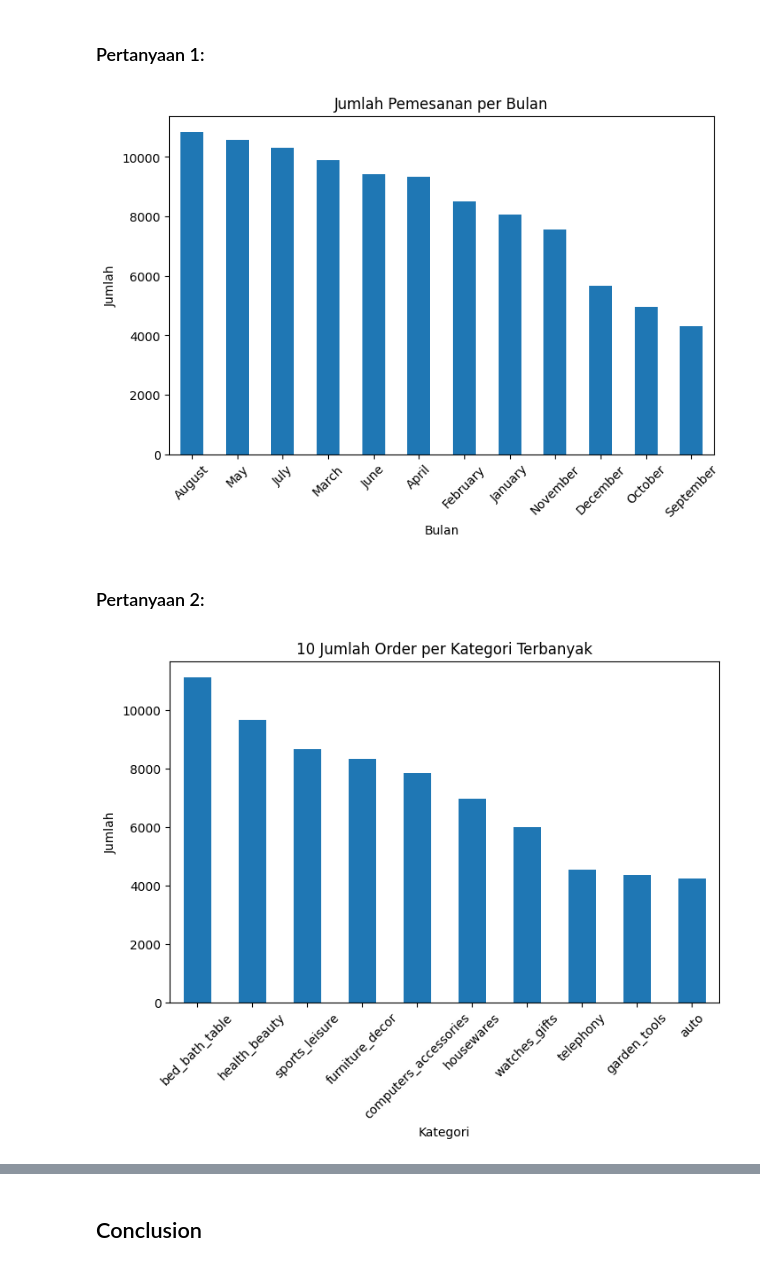
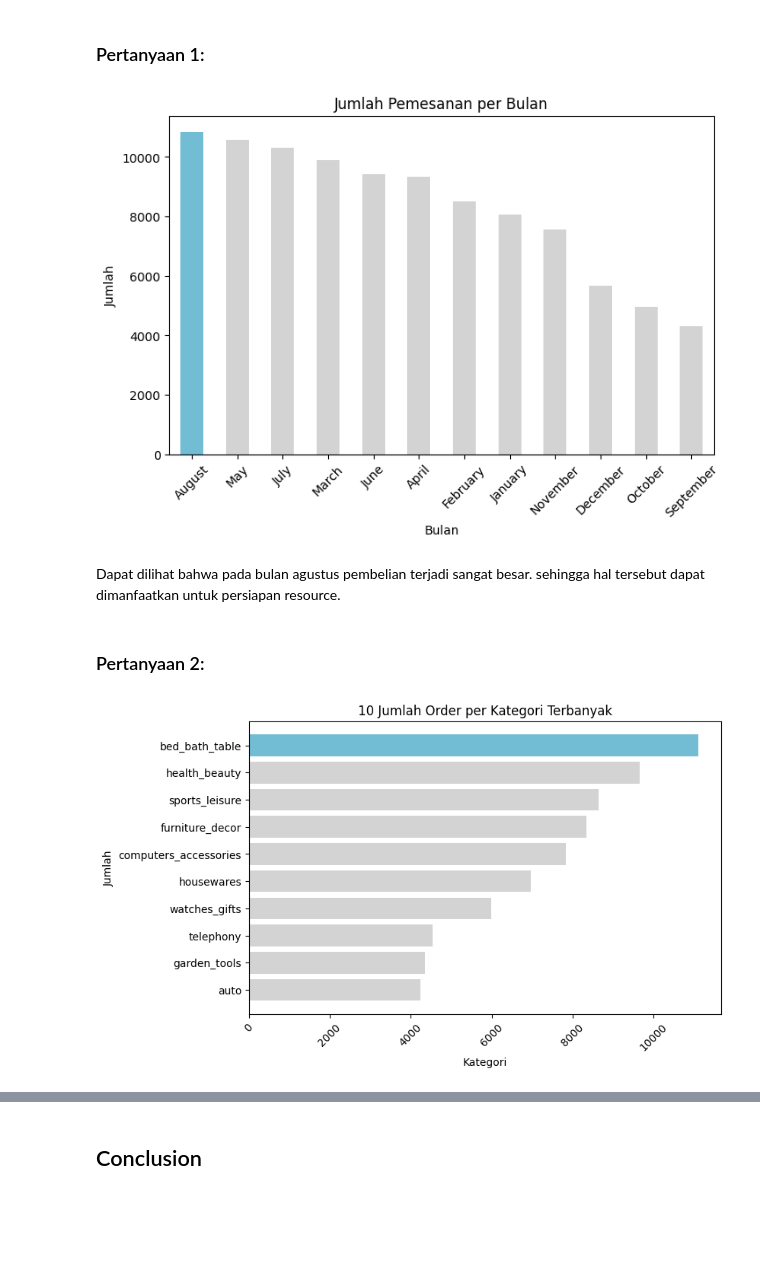
Before and after one commit to Hfdrsyd/E-commerce-Data-Analysis, a Jupyter notebook: notebook.ipynb, the cells around one changed output, grey strips where cells are left out. Saved outputs shown, nothing was run; the diff lists cells and outputs as text; code cells hidden in the pictures; blank space fills up the shorter version.

```diff
--- a/notebook.ipynb
+++ b/notebook.ipynb
@@ -431,25 +532,31 @@ Name: review_score, dtype: float64
 # %% [markdown]
 ### Pertanyaan 1:
 # %%
+colors_ = ["#72BCD4", "#D3D3D3", "#D3D3D3", "#D3D3D3", "#D3D3D3", "#D3D3D3", "#D3D3D3", "#D3D3D3", "#D3D3D3", "#D3D3D3", "#D3D3D3", "#D3D3D3"]
 plt.figure(figsize=(8, 5))
-monthly_counts.plot(kind='bar')
+monthly_counts.plot(kind='bar',color=colors_)
 plt.xlabel('Bulan')
 plt.ylabel('Jumlah')
 plt.title('Jumlah Pemesanan per Bulan')
 plt.xticks(rotation=45)
 plt.show()
 # %% [output]
-[figure, old version]
+[figure, new version]
+# %% [markdown]
+Dapat dilihat bahwa pada bulan agustus pembelian terjadi sangat besar. sehingga hal tersebut dapat dimanfaatkan untuk persiapan resource.
 # %% [markdown]
 ### Pertanyaan 2:
 # %%
+colors_ = ["#72BCD4", "#D3D3D3", "#D3D3D3", "#D3D3D3", "#D3D3D3", "#D3D3D3", "#D3D3D3", "#D3D3D3", "#D3D3D3", "#D3D3D3"]
 plt.figure(figsize=(8, 5))
-besar_to_kecil.plot(kind='bar')
+# besar_to_kecil.plot(kind='bar')
+plt.barh(besar_to_kecil.index, besar_to_kecil.values,color=colors_)
 plt.xlabel('Kategori')
 plt.ylabel('Jumlah')
 plt.title('10 Jumlah Order per Kategori Terbanyak')
 plt.xticks(rotation=45)
+plt.gca().invert_yaxis()
 plt.show()
 # %% [output]
-[figure, old version]
+[figure, new version]
 # %%
```
Also changed, not shown: parts of 14 cells of this notebook, 4 other files.
